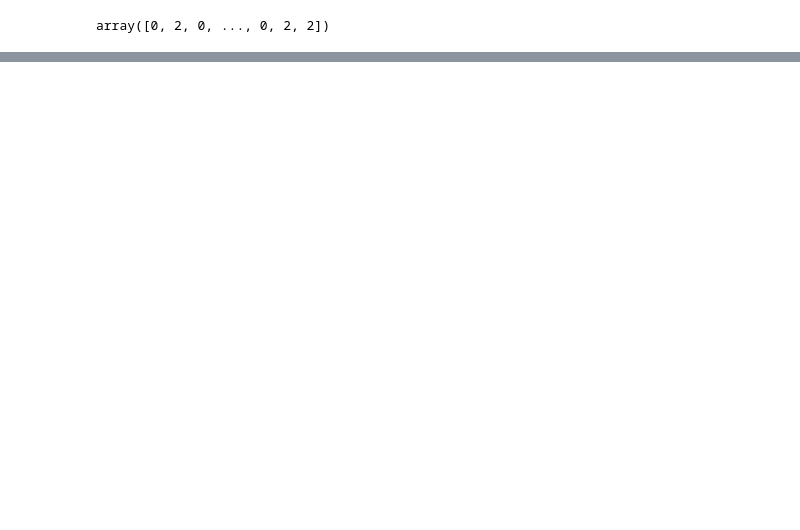
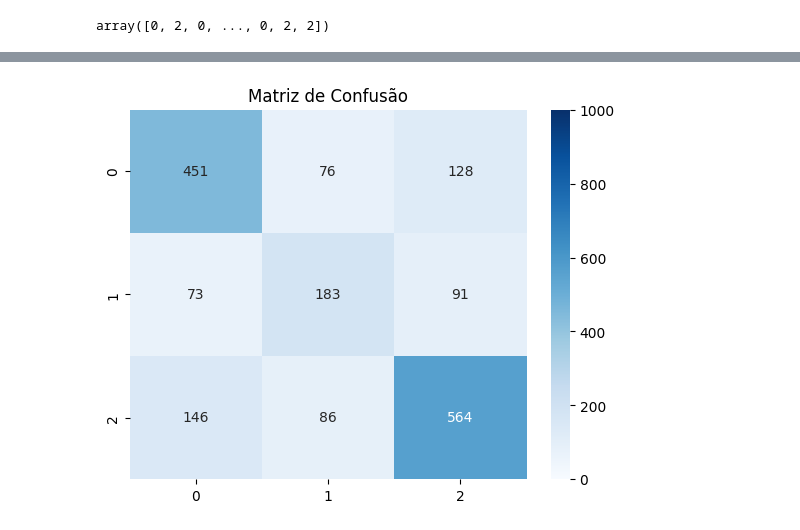
Before and after one commit to Zander404/IA, a Jupyter notebook: RedeNeural/layout_classification_keras.ipynb, the cells around one changed output, grey strips where cells are left out. Drawn from its saved outputs; the diff is of its cells as text; code cells hidden in the pictures; blank space fills up the shorter version.

```diff
--- a/RedeNeural/layout_classification_keras.ipynb
+++ b/RedeNeural/layout_classification_keras.ipynb
@@ -174,0 +338,15 @@ X_test_scaled = scaler.transform(X_test)
+# %%
+y_pred = model.predict(X_test)
+y_pred=np.argmax(y_pred, axis=1)
+cm = confusion_matrix(y_test, y_pred)
+
+
+sum = cm.sum()
+
+df_cm = pd.DataFrame(cm, index = [0, 1, 2], columns = [0, 1, 2])
+
+res = sns.heatmap(df_cm, annot=True, vmin=0.0, vmax=1000.0,  cmap=plt.cm.Blues, fmt='g')
+plt.yticks([0.5,1.5,2.5], [0, 1, 2],va='center')
+plt.title('Matriz de Confusão')
+plt.show()
+# %% [output]
@@ -174,0 +354 @@ X_test_scaled = scaler.transform(X_test)
+[figure, added]
```
Also changed, not shown: parts of 30 cells of this notebook, 5 other files.
